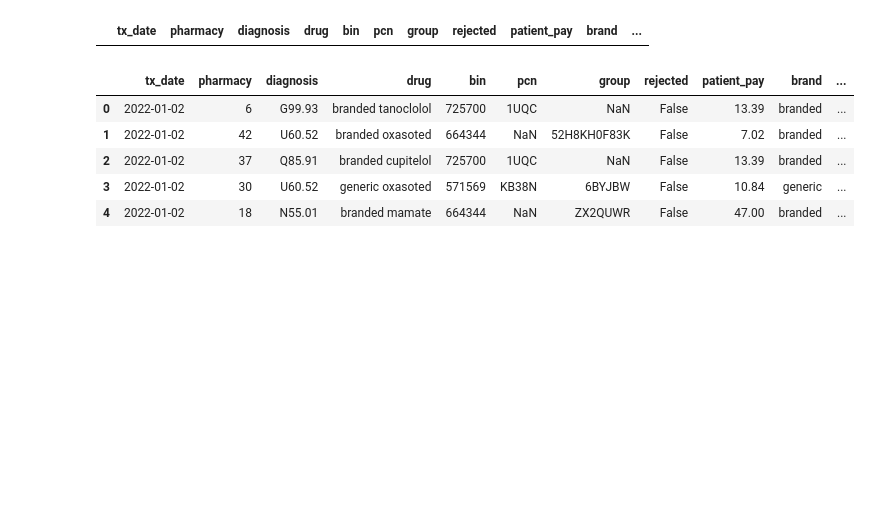
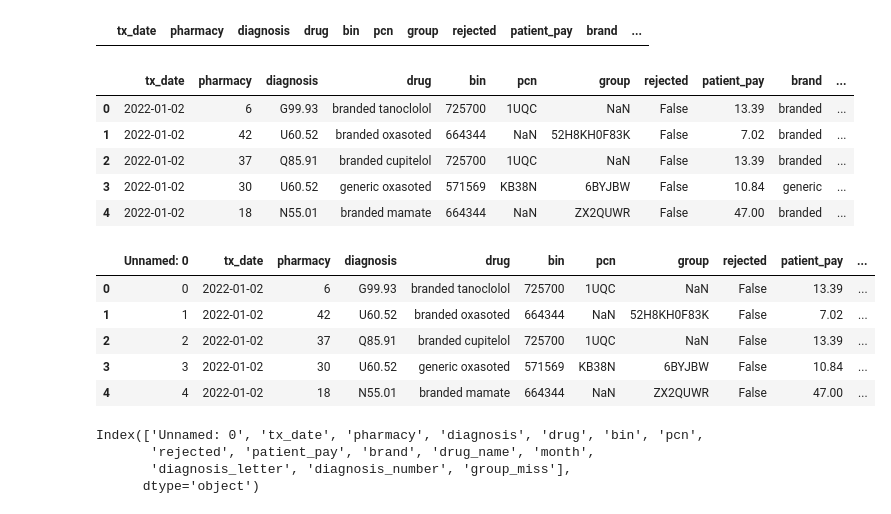
Before and after one commit to Erdos-Red-Eye/CMM_Patient_Expenses, a Jupyter notebook: CoverMyMed_dataframesetting.ipynb, the cells around one changed output. Drawn from its saved outputs; the diff is of its cells as text; code cells hidden in the pictures; blank space fills up the shorter version.

Commit message:
Dataframe formatting
Switch group column to 0/1 for missing value

```diff
--- a/CoverMyMed_dataframesetting.ipynb
+++ b/CoverMyMed_dataframesetting.ipynb
@@ -405,3 +405,15 @@ df.head()
 | 2 | 2022-01-02 | 37 | Q85.91 | branded cupitelol | 725700 | 1UQC | NaN | False | 13.39 | branded | ... |
 | 3 | 2022-01-02 | 30 | U60.52 | generic oxasoted | 571569 | KB38N | 6BYJBW | False | 10.84 | generic | ... |
 | 4 | 2022-01-02 | 18 | N55.01 | branded mamate | 664344 | NaN | ZX2QUWR | False | 47.00 | branded | ... |
+# %%
+df = pd.read_csv("pharmacy_new.csv")
+# %%
+df['group_miss'] = df['group'].isnull()
+df.head()
+# %% [output]
+|  | Unnamed: 0 | tx_date | pharmacy | diagnosis | drug | bin | pcn | group | rejected | patient_pay | ... |
+| 0 | 0 | 2022-01-02 | 6 | G99.93 | branded tanoclolol | 725700 | 1UQC | NaN | False | 13.39 | ... |
+| 1 | 1 | 2022-01-02 | 42 | U60.52 | branded oxasoted | 664344 | NaN | 52H8KH0F83K | False | 7.02 | ... |
+| 2 | 2 | 2022-01-02 | 37 | Q85.91 | branded cupitelol | 725700 | 1UQC | NaN | False | 13.39 | ... |
+| 3 | 3 | 2022-01-02 | 30 | U60.52 | generic oxasoted | 571569 | KB38N | 6BYJBW | False | 10.84 | ... |
+| 4 | 4 | 2022-01-02 | 18 | N55.01 | branded mamate | 664344 | NaN | ZX2QUWR | False | 47.00 | ... |
@@ -407,0 +422,7 @@ df.head()
+# %%
+df.columns
+# %% [output]
+Index(['Unnamed: 0', 'tx_date', 'pharmacy', 'diagnosis', 'drug', 'bin', 'pcn',
+       'rejected', 'patient_pay', 'brand', 'drug_name', 'month',
+       'diagnosis_letter', 'diagnosis_number', 'group_miss'],
+      dtype='object')
```
Also changed, not shown: parts of 7 cells of this notebook.
